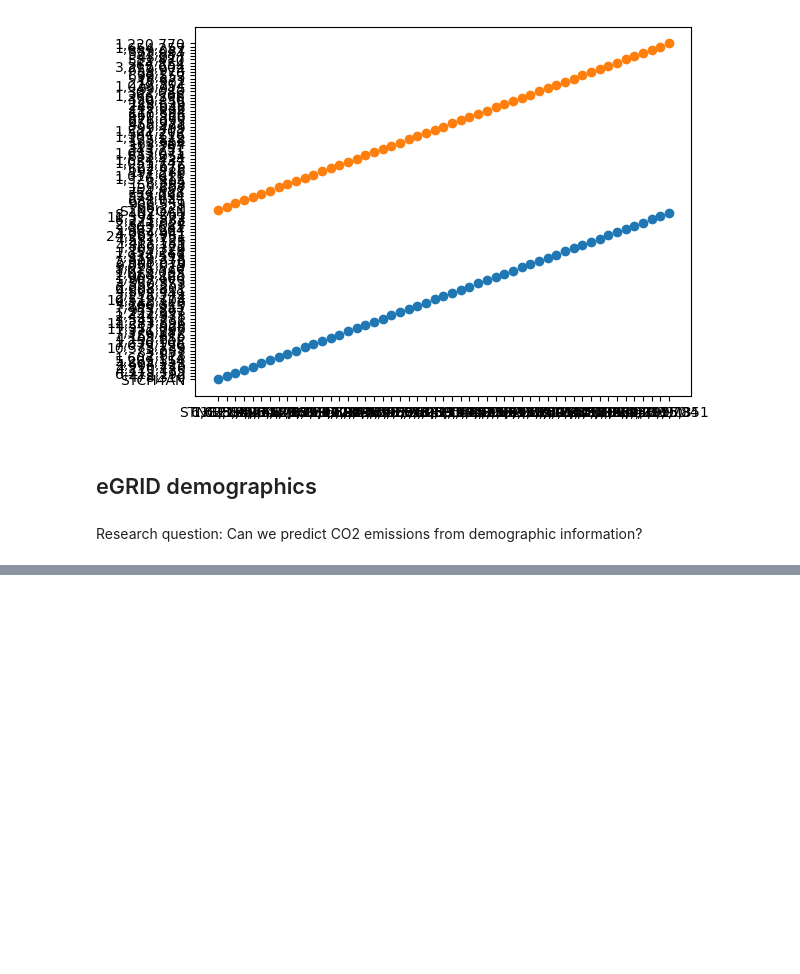
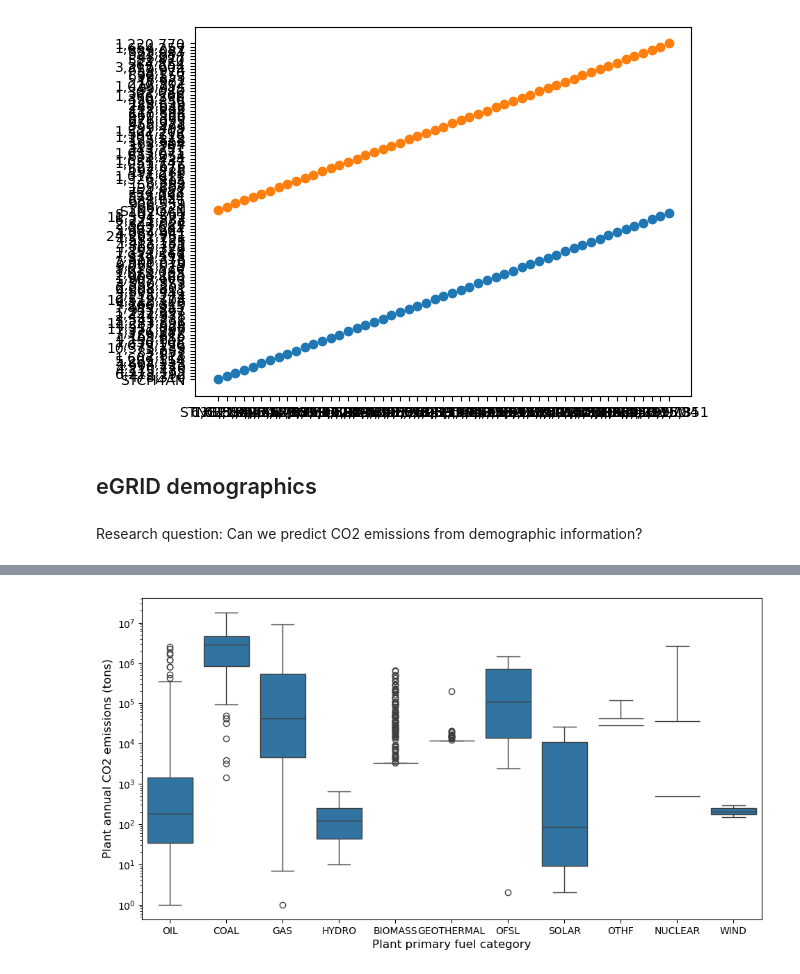
Before and after one commit to reilyfairchild/Data102_Final_Project, a Jupyter notebook: dataset_3_EDA.ipynb, the cells around one changed output, grey strips where cells are left out. Saved outputs shown, nothing was run; the diff lists cells and outputs as text; code cells hidden in the pictures; blank space fills up the shorter version.

```diff
--- a/dataset_3_EDA.ipynb
+++ b/dataset_3_EDA.ipynb
@@ -116,0 +111,5 @@ sns.countplot(x= "Plant primary fuel category", data = egrid_demo)
+# %%
+fuelcat_vs_co2 = egrid_joined[['Plant primary fuel category_x',"Plant annual CO2 emissions (tons)"]].dropna()
+fuelcat_vs_co2['Plant annual CO2 emissions (tons)'] = \
+    fuelcat_vs_co2['Plant annual CO2 emissions (tons)'].str.replace(',', '').astype(int)
+fuelcat_vs_co2
@@ -116,0 +130,8 @@ sns.countplot(x= "Plant primary fuel category", data = egrid_demo)
+# %%
+plt.figure(figsize=(11.5, 6))
+plt.xlabel("Plant primary fuel category")
+ax = sns.boxplot(data= fuelcat_vs_co2, x= "Plant primary fuel category_x", \
+                 y = "Plant annual CO2 emissions (tons)", log_scale=True)
+ax;
+# %% [output]
+[figure, added]
```
Also changed, not shown: parts of 10 cells of this notebook.
